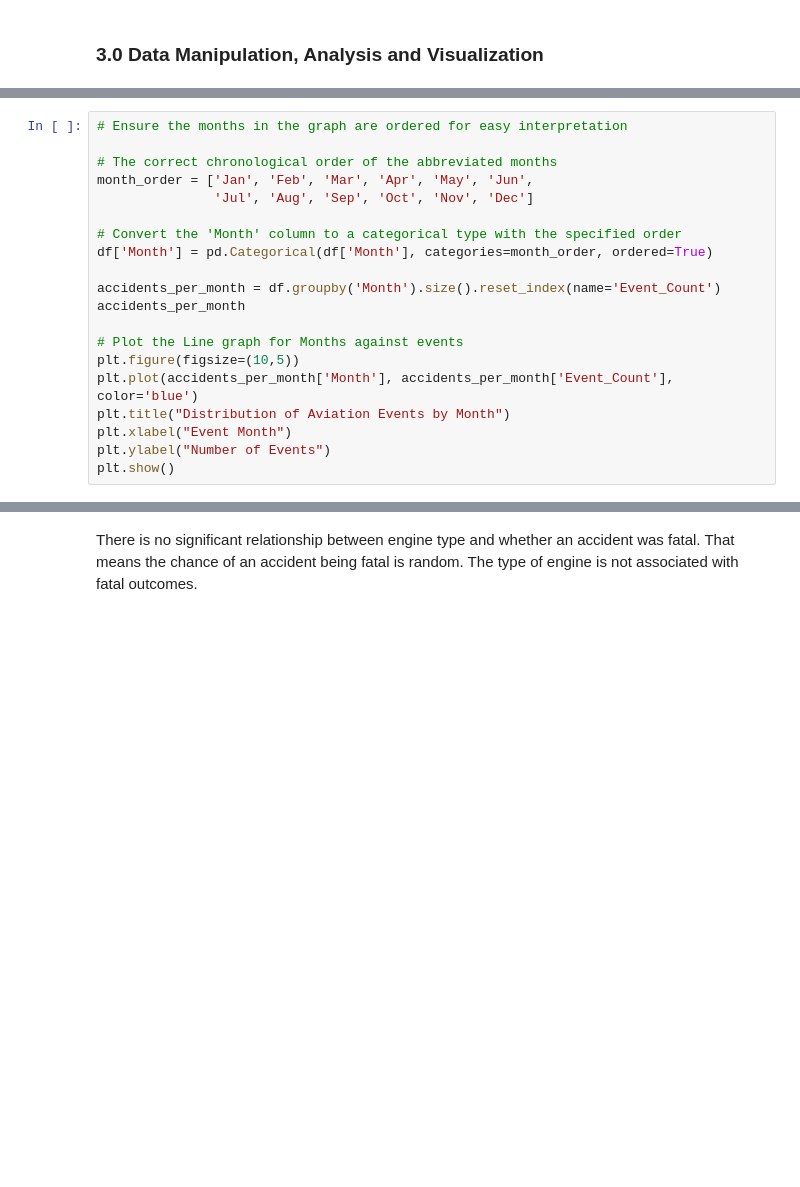
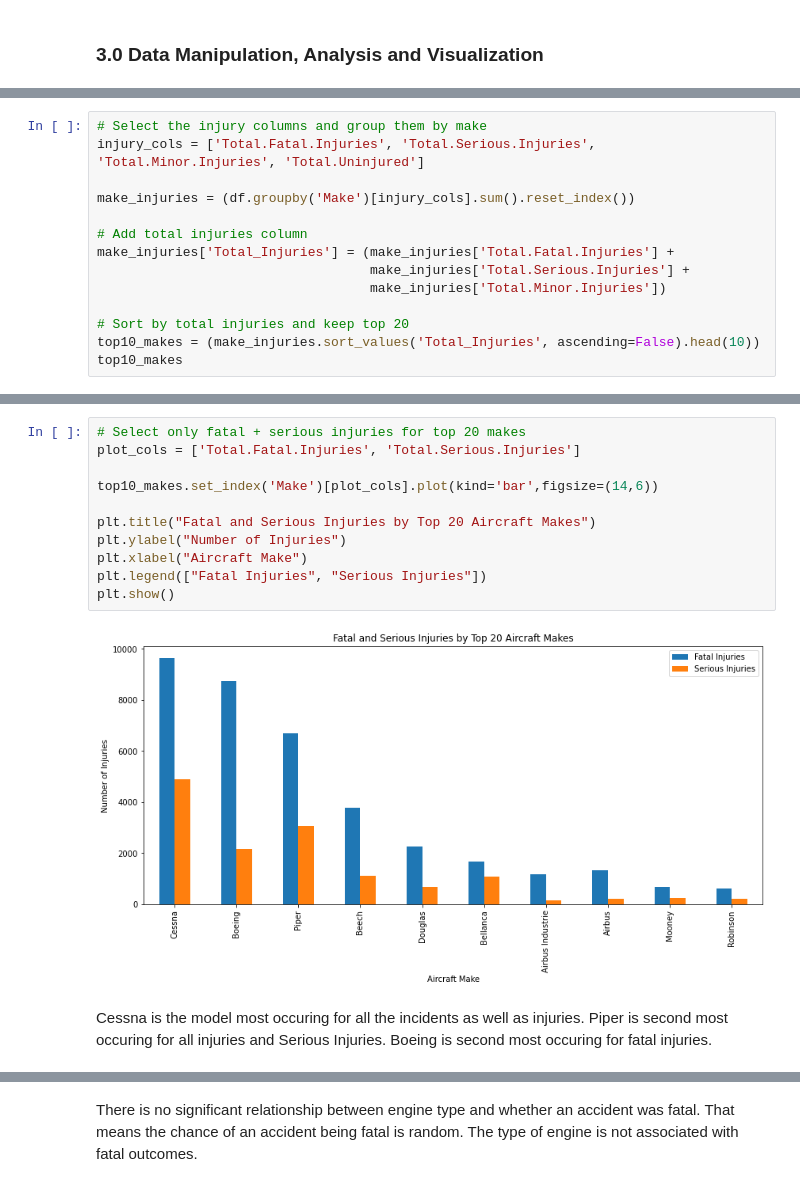
Before and after one commit to WanjikuKahoro/Phase-1-Project, a Jupyter notebook: index.ipynb, the cells around one changed output, grey strips where cells are left out. Drawn from its saved outputs; the diff is of its cells as text; blank space fills up the shorter version.

Commit message:
Updated the file with analysis and visualizations

```diff
--- a/index.ipynb
+++ b/index.ipynb
@@ -526,20 +419,0 @@ There is a significant decline in the occurence of events over the years though
-# %%
-# Ensure the months in the graph are ordered for easy interpretation
-
-# The correct chronological order of the abbreviated months
-month_order = ['Jan', 'Feb', 'Mar', 'Apr', 'May', 'Jun',
-               'Jul', 'Aug', 'Sep', 'Oct', 'Nov', 'Dec']
-
-# Convert the 'Month' column to a categorical type with the specified order
-df['Month'] = pd.Categorical(df['Month'], categories=month_order, ordered=True)
-
-accidents_per_month = df.groupby('Month').size().reset_index(name='Event_Count')
-accidents_per_month
-
-# Plot the Line graph for Months against events
-plt.figure(figsize=(10,5))
-plt.plot(accidents_per_month['Month'], accidents_per_month['Event_Count'], color='blue')
-plt.title("Distribution of Aviation Events by Month")
-plt.xlabel("Event Month")
-plt.ylabel("Number of Events")
-plt.show()
@@ -767,0 +440,14 @@ Chi2=270.872, p=3.868e-53, dof=9
+# %%
+# Select the injury columns and group them by make
+injury_cols = ['Total.Fatal.Injuries', 'Total.Serious.Injuries', 'Total.Minor.Injuries', 'Total.Uninjured']
+
+make_injuries = (df.groupby('Make')[injury_cols].sum().reset_index())
+
+# Add total injuries column
+make_injuries['Total_Injuries'] = (make_injuries['Total.Fatal.Injuries'] +
+                                   make_injuries['Total.Serious.Injuries'] +
+                                   make_injuries['Total.Minor.Injuries'])
+
+# Sort by total injuries and keep top 20
+top10_makes = (make_injuries.sort_values('Total_Injuries', ascending=False).head(10))
+top10_makes
@@ -767,0 +466,17 @@ Chi2=270.872, p=3.868e-53, dof=9
+# %%
+# Select only fatal + serious injuries for top 20 makes
+plot_cols = ['Total.Fatal.Injuries', 'Total.Serious.Injuries']
+
+top10_makes.set_index('Make')[plot_cols].plot(kind='bar',figsize=(14,6))
+
+plt.title("Fatal and Serious Injuries by Top 20 Aircraft Makes")
+plt.ylabel("Number of Injuries")
+plt.xlabel("Aircraft Make")
+plt.legend(["Fatal Injuries", "Serious Injuries"])
+plt.show()
+# %% [output]
+[figure, added]
+# %% [markdown]
+Cessna is the model most occuring for all the incidents as well as injuries.
+Piper is second most occuring for all injuries and Serious Injuries.
+Boeing is second most occuring for fatal injuries.
```
Also changed, not shown: parts of 95 cells of this notebook.
